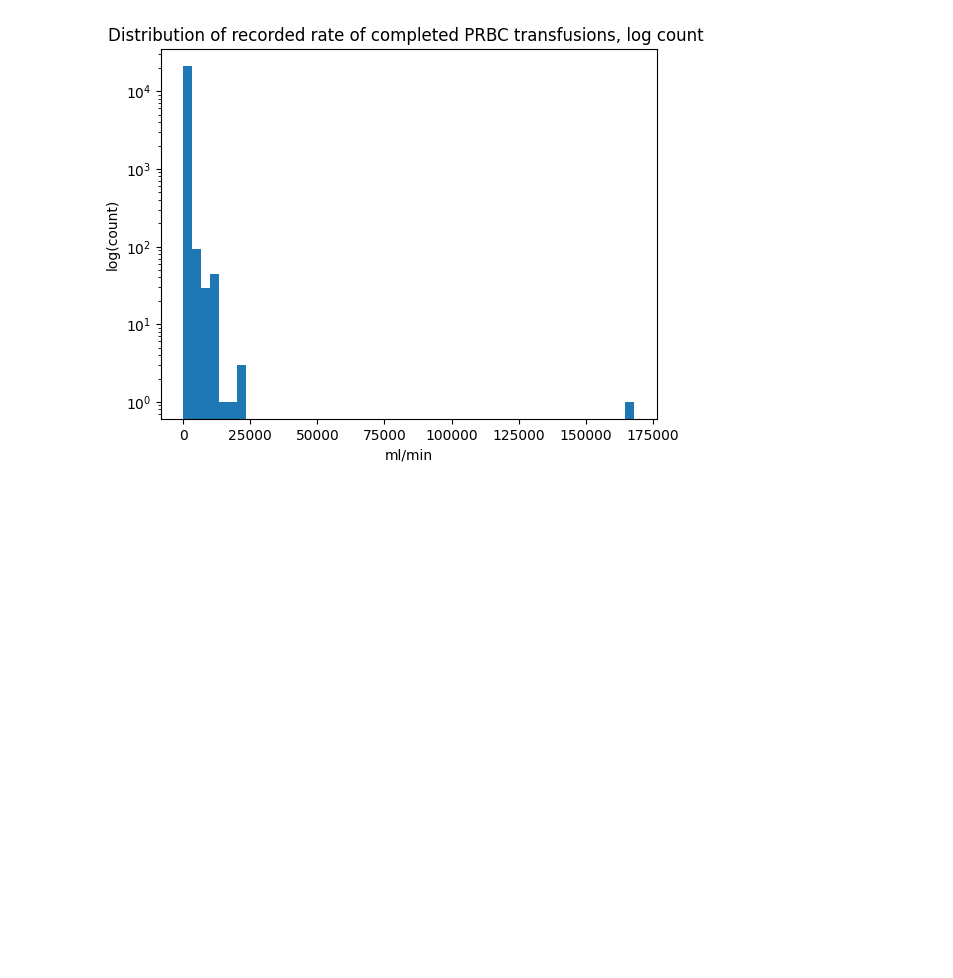
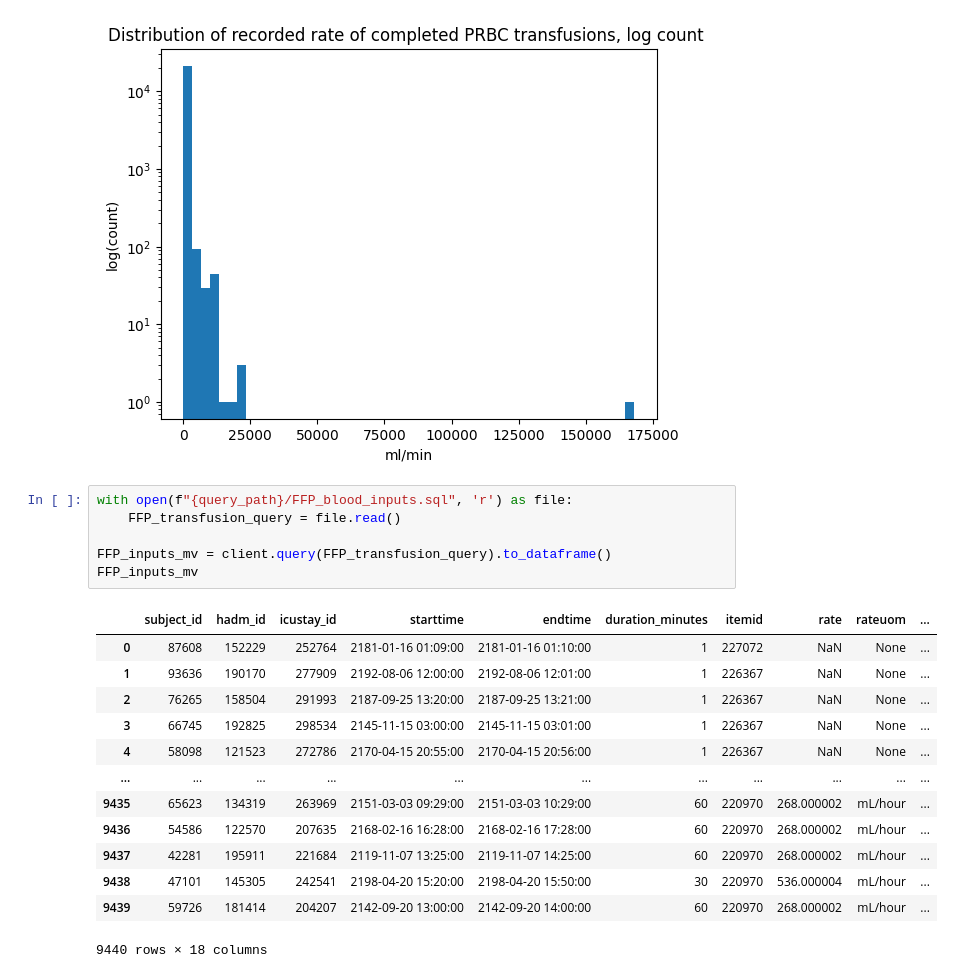
Before and after one commit to kmorhun/tranfusion-reactions, a Jupyter notebook: exploratory_data_analysis/eda_data_filtering.ipynb, the cells around one changed output. Drawn from its saved outputs; the diff is of its cells as text; blank space fills up the shorter version.

```diff
--- a/exploratory_data_analysis/eda_kat.ipynb
+++ b/exploratory_data_analysis/eda_data_filtering.ipynb
@@ -867,3 +867,23 @@ plt.title("Distribution of recorded rate of completed PRBC transfusions, log cou
 # %% [output]
 Text(0.5, 1.0, 'Distribution of recorded rate of completed PRBC transfusions, log count ')
 [figure]
+# %%
+with open(f"{query_path}/FFP_blood_inputs.sql", 'r') as file:
+    FFP_transfusion_query = file.read()
+
+FFP_inputs_mv = client.query(FFP_transfusion_query).to_dataframe()
+FFP_inputs_mv
+# %% [output]
+|  | subject_id | hadm_id | icustay_id | starttime | endtime | duration_minutes | itemid | rate | rateuom | ... |
+| 0 | 87608 | 152229 | 252764 | 2181-01-16 01:09:00 | 2181-01-16 01:10:00 | 1 | 227072 | NaN | None | ... |
+| 1 | 93636 | 190170 | 277909 | 2192-08-06 12:00:00 | 2192-08-06 12:01:00 | 1 | 226367 | NaN | None | ... |
+| 2 | 76265 | 158504 | 291993 | 2187-09-25 13:20:00 | 2187-09-25 13:21:00 | 1 | 226367 | NaN | None | ... |
+| 3 | 66745 | 192825 | 298534 | 2145-11-15 03:00:00 | 2145-11-15 03:01:00 | 1 | 226367 | NaN | None | ... |
+| 4 | 58098 | 121523 | 272786 | 2170-04-15 20:55:00 | 2170-04-15 20:56:00 | 1 | 226367 | NaN | None | ... |
+| ... | ... | ... | ... | ... | ... | ... | ... | ... | ... | ... |
+| 9435 | 65623 | 134319 | 263969 | 2151-03-03 09:29:00 | 2151-03-03 10:29:00 | 60 | 220970 | 268.000002 | mL/hour | ... |
+| 9436 | 54586 | 122570 | 207635 | 2168-02-16 16:28:00 | 2168-02-16 17:28:00 | 60 | 220970 | 268.000002 | mL/hour | ... |
+| 9437 | 42281 | 195911 | 221684 | 2119-11-07 13:25:00 | 2119-11-07 14:25:00 | 60 | 220970 | 268.000002 | mL/hour | ... |
+| 9438 | 47101 | 145305 | 242541 | 2198-04-20 15:20:00 | 2198-04-20 15:50:00 | 30 | 220970 | 536.000004 | mL/hour | ... |
+| 9439 | 59726 | 181414 | 204207 | 2142-09-20 13:00:00 | 2142-09-20 14:00:00 | 60 | 220970 | 268.000002 | mL/hour | ... |
+9440 rows × 18 columns
```
Also changed, not shown: parts of 5 cells of this notebook, 2 other files.
